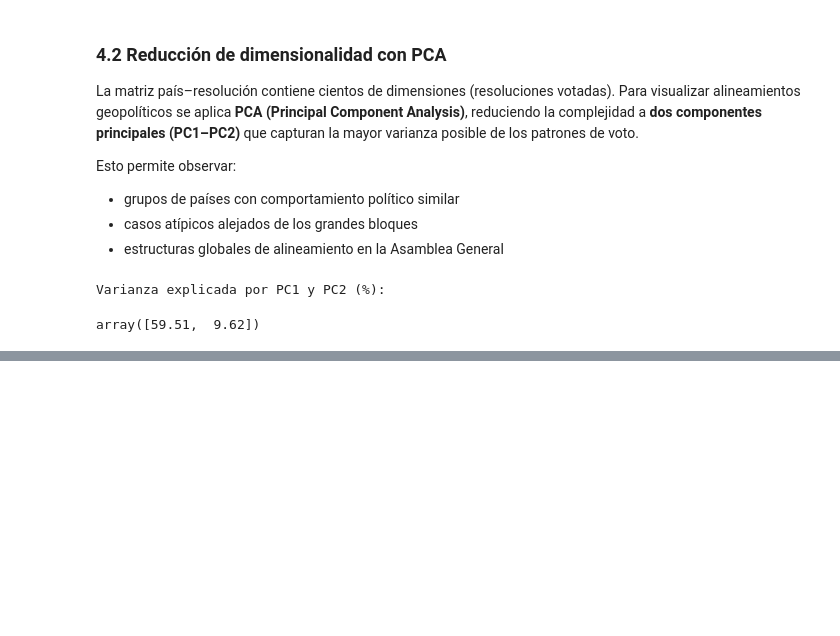
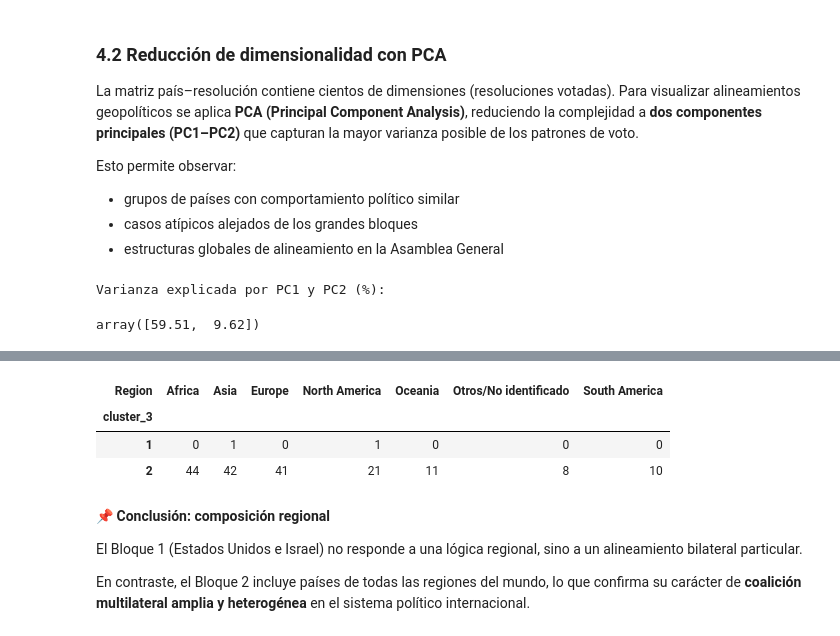
Before and after one commit to fernandezelias/UN_Voting_Clustering, a Jupyter notebook: un_votes_clustering.ipynb, the cells around one changed output, grey strips where cells are left out. Saved outputs shown, nothing was run; the diff lists cells and outputs as text; code cells hidden in the pictures; blank space fills up the shorter version.

```diff
--- a/un_votes_clustering.ipynb
+++ b/un_votes_clustering.ipynb
@@ -710,0 +815,10 @@ array([59.51,  9.62])
+# %%
+# --- Asignación preliminar de clusters (3 bloques) ---
+
+max_d = 2.8  # valor de corte basado en el dendrograma
+clusters_3 = fcluster(Z, max_d, criterion='distance')
+
+pca_df["cluster_3"] = clusters_3
+
+# Resumen de países por cluster
+pca_df["cluster_3"].value_counts().sort_index()
@@ -710,0 +966,26 @@ array([59.51,  9.62])
+# %%
+# --- 4.5.3 Distribución regional por bloque ---
+
+dist_region = (
+    pca_df[["cluster_3", "Region"]]
+    .groupby(["cluster_3", "Region"])
+    .size()
+    .unstack(fill_value=0)
+    .sort_index()
+)
+
+dist_region
+# %% [output]
+| Region | Africa | Asia | Europe | North America | Oceania | Otros/No identificado | South America |
+| cluster_3 |  |  |  |  |  |  |  |
+| 1 | 0 | 1 | 0 | 1 | 0 | 0 | 0 |
+| 2 | 44 | 42 | 41 | 21 | 11 | 8 | 10 |
+# %% [markdown]
+📌 **Conclusión: composición regional**
+
+El Bloque 1 (Estados Unidos e Israel) no responde a una lógica regional,
+sino a un alineamiento bilateral particular.
+
+En contraste, el Bloque 2 incluye países de todas las regiones del mundo,
+lo que confirma su carácter de **coalición multilateral amplia y heterogénea**
+en el sistema político internacional.
```
Also changed, not shown: parts of 28 cells of this notebook.
